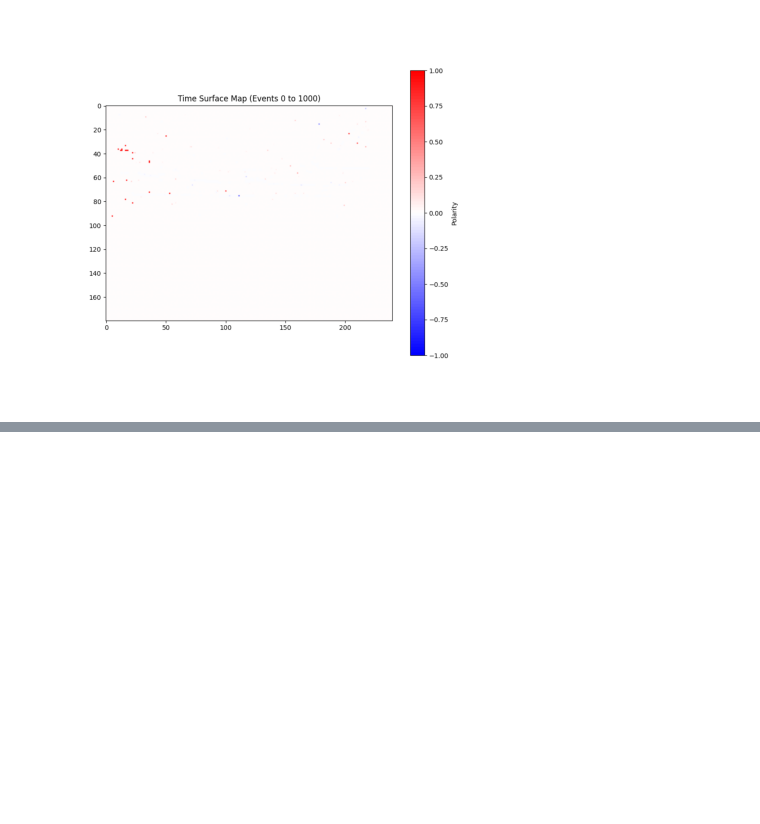
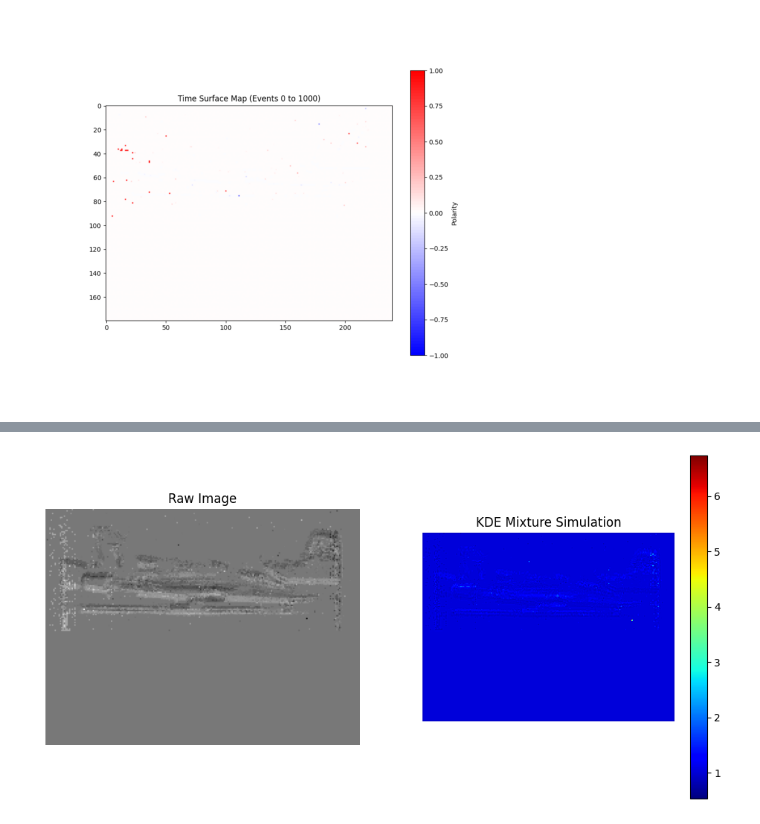
Before and after one commit to gongguhit/gazingev, a Jupyter notebook: pm/test_ncaltech101.ipynb, the cells around one changed output, grey strips where cells are left out. Cells and saved outputs as stored; diff of their text form; code cells hidden in the pictures; blank space fills up the shorter version.

```diff
--- a/pm/test_ncaltech101.ipynb
+++ b/pm/test_ncaltech101.ipynb
@@ -542,0 +693,67 @@ visualize_average_map(average_map)
+# %%
+import numpy as np
+import matplotlib.pyplot as plt
+from PIL import Image
+
+# Photometric KDE function
+def photometric_kde(u_g, u, v, I_u, lambda_k):
+    diff_u = u_g[0] - u
+    diff_v = u_g[1] - v
+    normalization = 1 / (2 * np.pi * (lambda_k * I_u)**2)
+    return normalization * np.exp(-(diff_u**2 + diff_v**2) / (2 * (lambda_k * I_u)**2))
+
+# KDE mixture function
+def kde_mixture(u_g, image, lambda_k):
+    u, v = np.indices(image.shape)
+    I_u = image[u, v]
+    mask = I_u > 0  # Ignore black pixels
+    k_values = photometric_kde(u_g, u[mask], v[mask], I_u[mask], lambda_k)
+    return np.sum(k_values)
+
+# Function to simulate KDE mixture for the entire image
+def simulate_kde_mixture(image, lambda_k):
+    height, width = image.shape
+    K_mixture = np.zeros((height, width))
+
+    for u in range(height):
+        for v in range(width):
+            u_g = (u, v)
+            K_mixture[u, v] = kde_mixture(u_g, image, lambda_k)
+
+    return K_mixture
+
+# Load and crop the image
+# image_path = './test.png'
+# image = Image.open(image_path).convert('L')
+
+# average_map_grayscale = convert_to_grayscale(average_map)
+# image = np.array(average_map_grayscale)
+
+image = average_map
+
+
+
+# Crop the image to the specified region
+cropped_image = image[0:240, 0:320]
+
+# Define lambda_k
+lambda_k = 1.0  # Adjust this value as needed
+
+# Simulate KDE mixture
+result = simulate_kde_mixture(cropped_image, lambda_k)
+
+# Visualize the cropped image and the result
+fig, ax = plt.subplots(1, 2, figsize=(12, 6))
+
+ax[0].imshow(cropped_image, cmap='gray')
+ax[0].set_title('Raw Image')
+ax[0].axis('off')
+
+ax[1].imshow(result, cmap='jet')
+ax[1].set_title('KDE Mixture Simulation')
+ax[1].axis('off')
+
+plt.colorbar(ax[1].imshow(result, cmap='jet'), ax=ax[1], orientation='vertical')
+plt.show()
+# %% [output]
+[figure, added]
```
Also changed, not shown: parts of 8 cells of this notebook, 2 other files.
